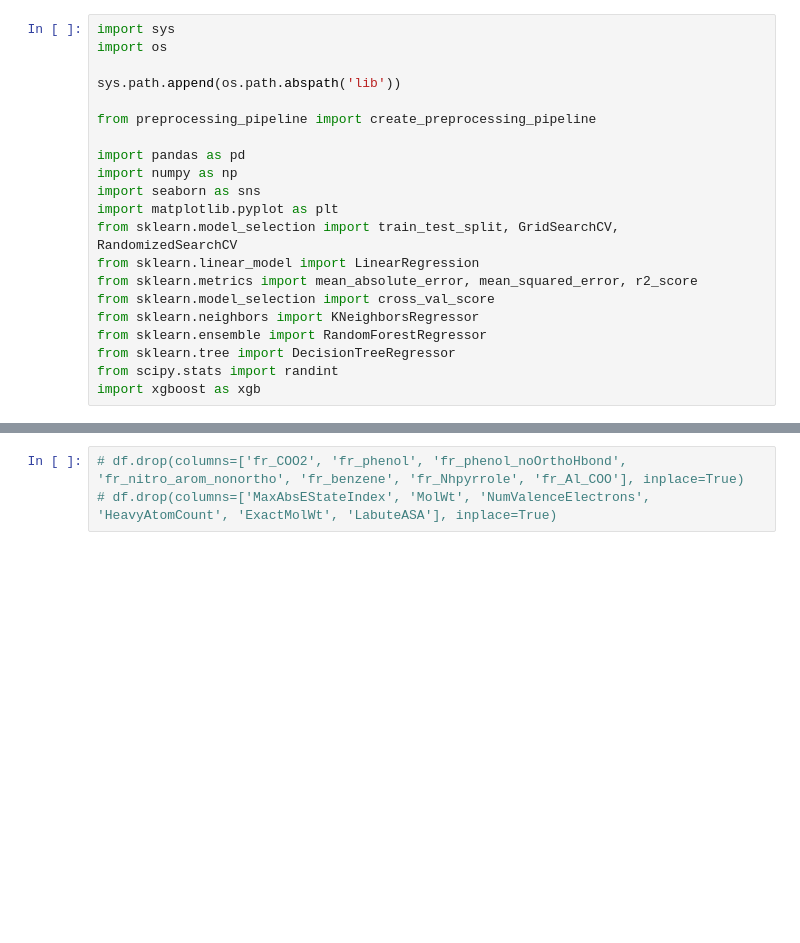
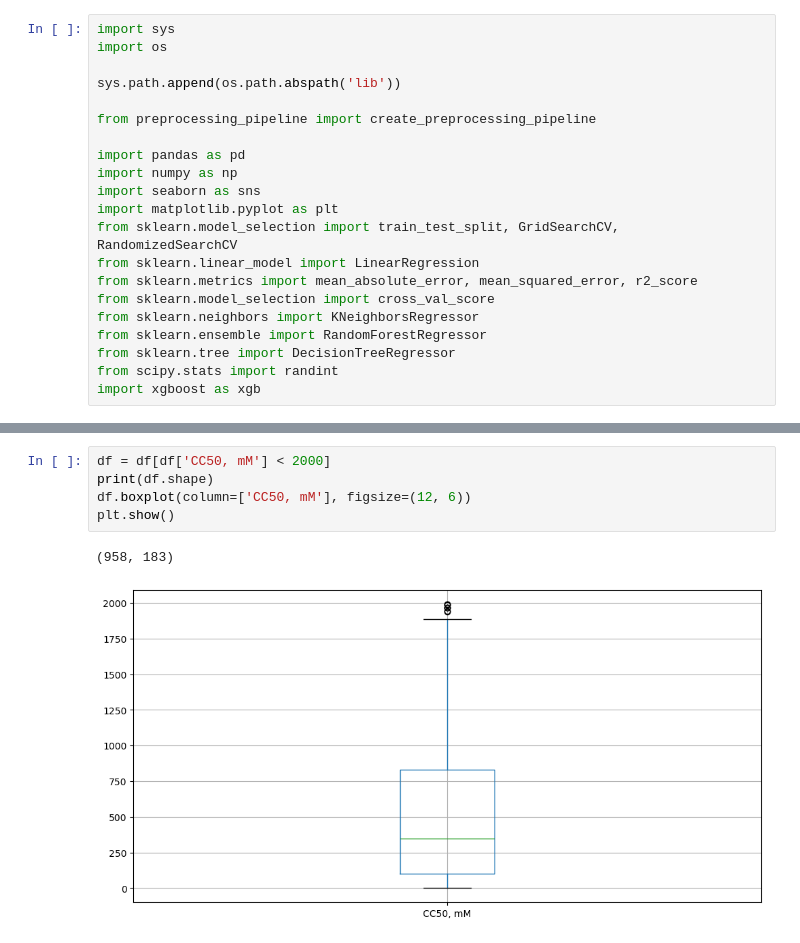
Before and after one commit to sevaTechoPark/mo-chemistry, a Jupyter notebook: regression_CC50.ipynb, the cells around one changed output, grey strips where cells are left out. Saved outputs shown, nothing was run; the diff lists cells and outputs as text; blank space fills up the shorter version.

```diff
--- a/regression_CC50.ipynb
+++ b/regression_CC50.ipynb
@@ -27,4 +27,9 @@ df.shape
-# %%
-# df.drop(columns=['fr_COO2', 'fr_phenol', 'fr_phenol_noOrthoHbond', 'fr_nitro_arom_nonortho', 'fr_benzene', 'fr_Nhpyrrole', 'fr_Al_COO'], inplace=True)
-# df.drop(columns=['MaxAbsEStateIndex', 'MolWt', 'NumValenceElectrons', 'HeavyAtomCount', 'ExactMolWt', 'LabuteASA'], inplace=True)
+# %%
+df = df[df['CC50, mM'] < 2000]
+print(df.shape)
+df.boxplot(column=['CC50, mM'], figsize=(12, 6))
+plt.show()
+# %% [output]
+(958, 183)
+[figure, added]
 # %%
```
Also changed, not shown: parts of 8 cells of this notebook, 4 other files.
